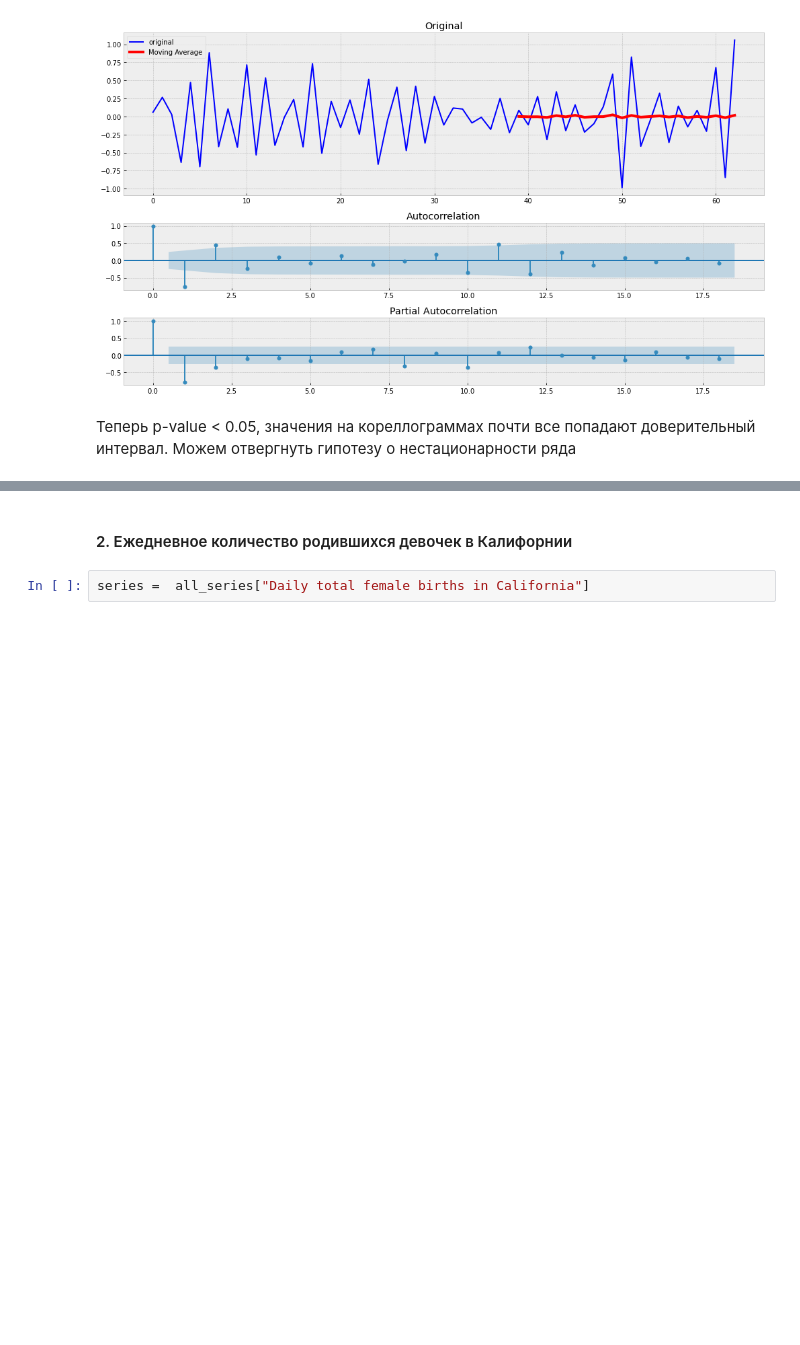
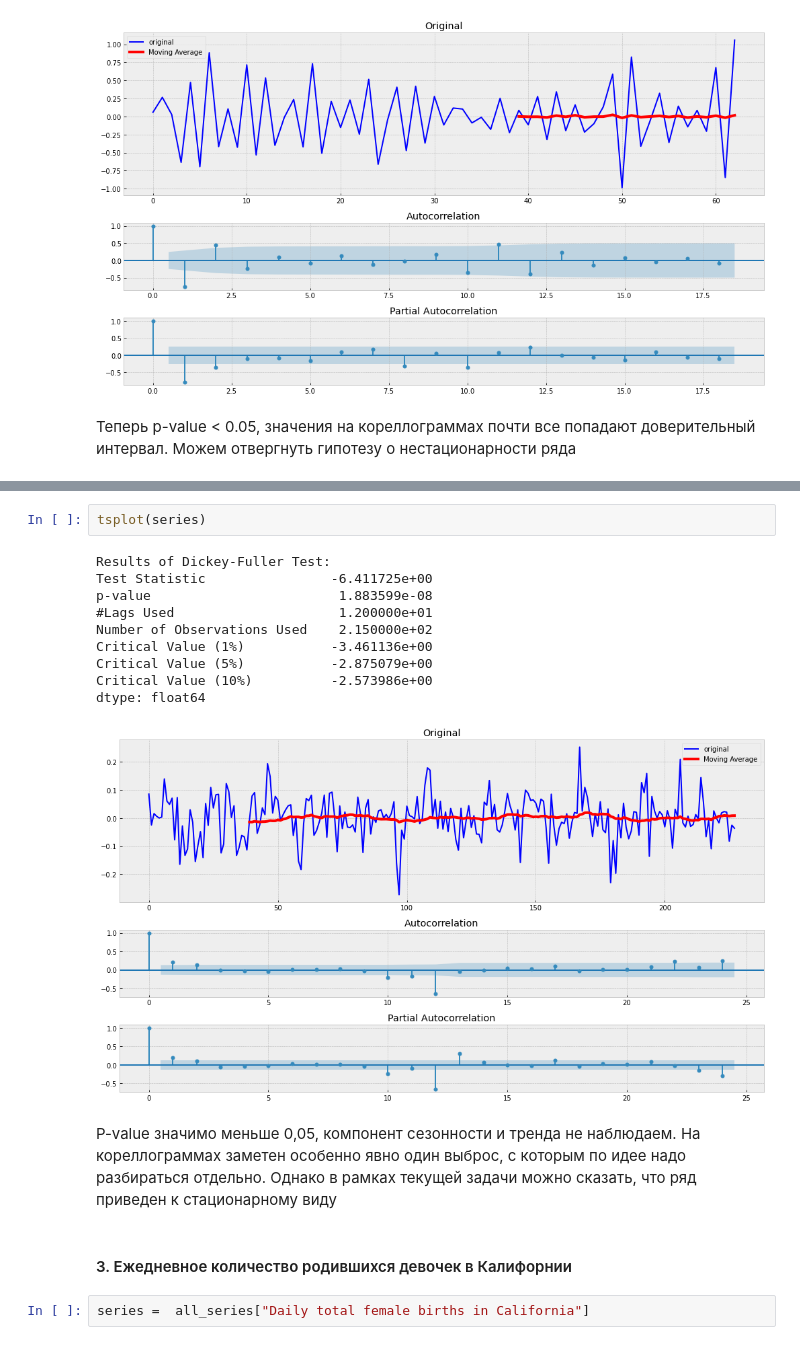
Before and after one commit to polina-prilukova/aml-15-hw, a Jupyter notebook: HW_1_TSML/HW_1.ipynb, the cells around one changed output, grey strips where cells are left out. Saved outputs shown, nothing was run; the diff lists cells and outputs as text; blank space fills up the shorter version.

```diff
--- a/HW_1_TSML/HW_1.ipynb
+++ b/HW_1_TSML/HW_1.ipynb
@@ -170,5 +200,20 @@ dtype: float64
+# %%
+tsplot(series)
+# %% [output]
+Results of Dickey-Fuller Test:
+Test Statistic                -6.411725e+00
+p-value                        1.883599e-08
+#Lags Used                     1.200000e+01
+Number of Observations Used    2.150000e+02
+Critical Value (1%)           -3.461136e+00
+Critical Value (5%)           -2.875079e+00
+Critical Value (10%)          -2.573986e+00
+dtype: float64
+[figure, added]
+# %% [markdown]
+P-value значимо меньше 0,05, компонент сезонности и тренда не наблюдаем. На кореллограммах заметен особенно явно один выброс, с которым по идее надо разбираться отдельно. Однако в рамках текущей задачи можно сказать, что ряд приведен к стационарному виду
 # %% [markdown]
-#### 2. Ежедневное количество родившихся девочек в Калифорнии
+#### 3. Ежедневное количество родившихся девочек в Калифорнии
 # %%
 series =  all_series["Daily total female births in California"]
 # %%
```
Also changed, not shown: parts of 9 cells of this notebook.
